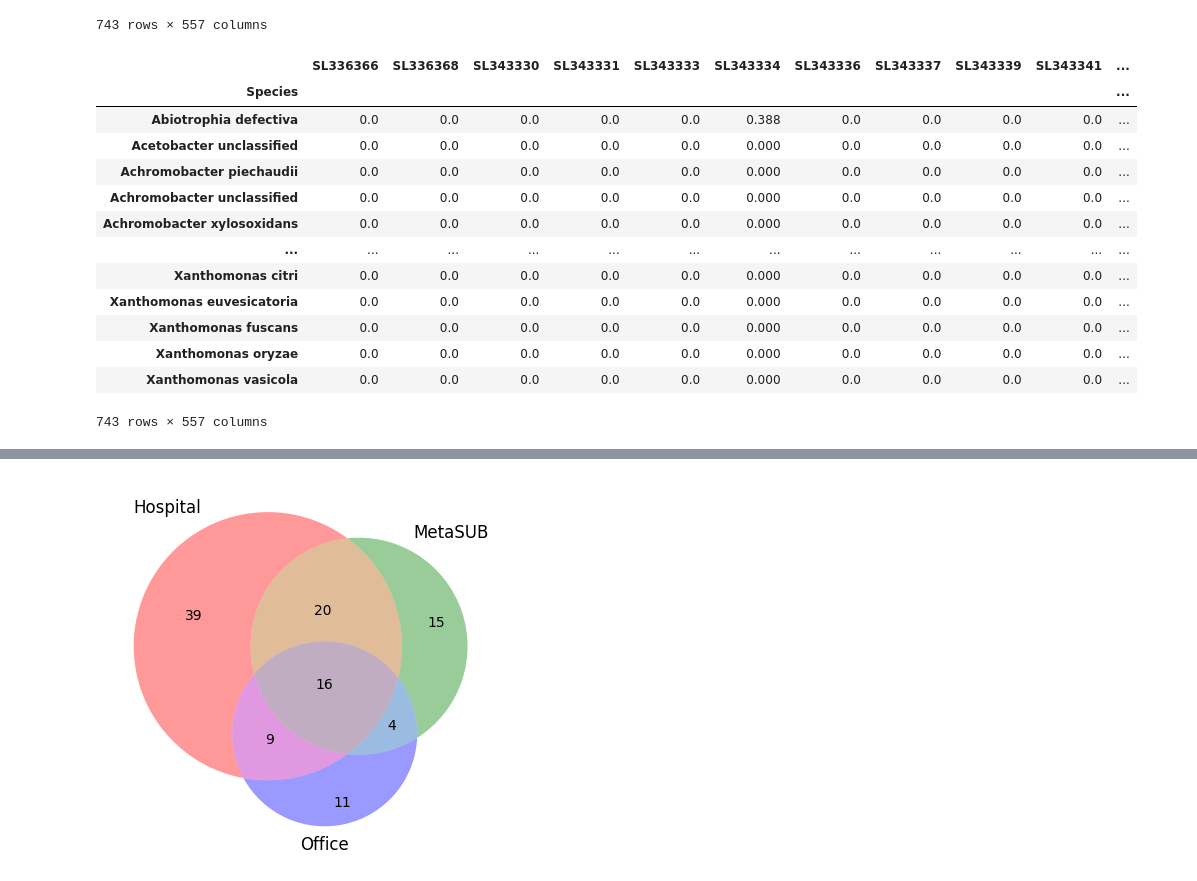
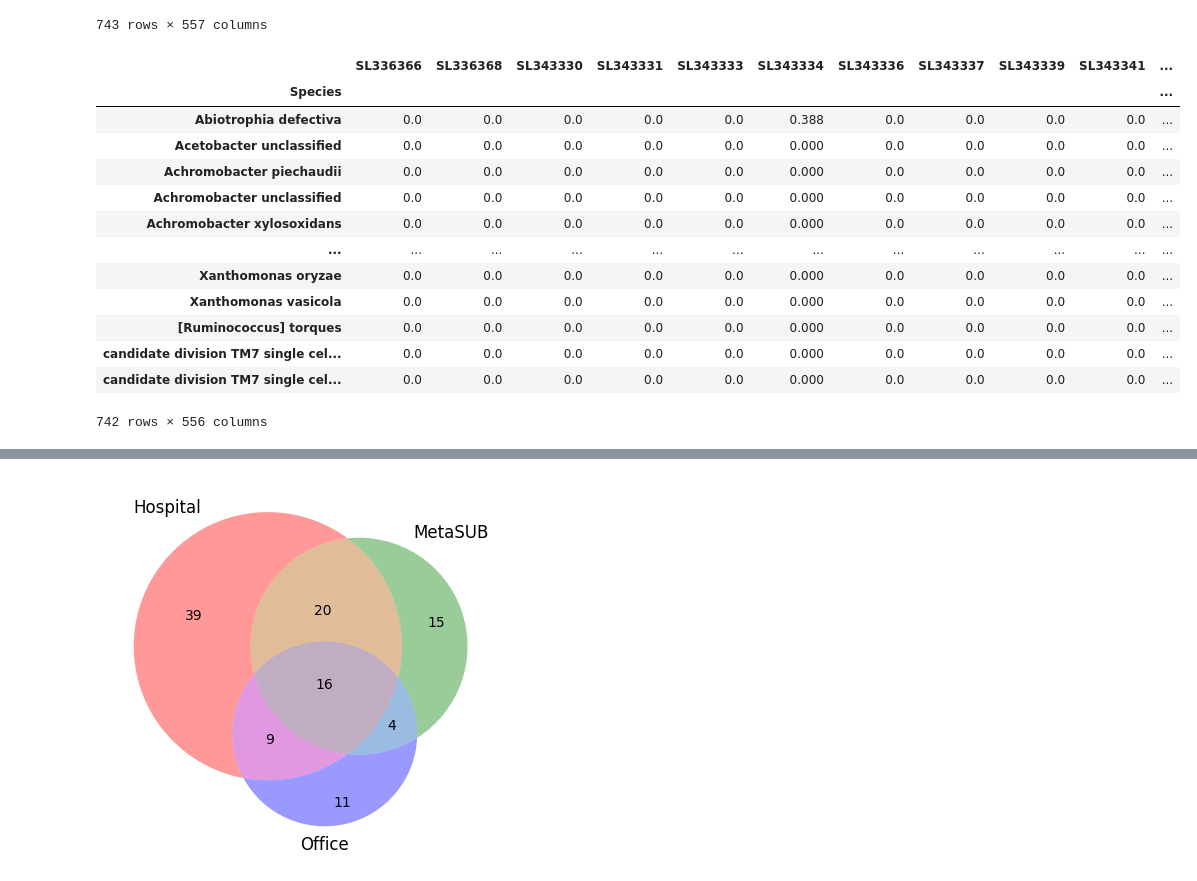
Before and after one commit to RamanLab/Hospital_Microbiome, a Jupyter notebook: Diversity.ipynb, the cells around one changed output, grey strips where cells are left out. Saved outputs shown, nothing was run; the diff lists cells and outputs as text; code cells hidden in the pictures.

```diff
--- a/Diversity.ipynb
+++ b/Diversity.ipynb
@@ -1,29 +1,31 @@
 # %%
-# Import required libraries
+# Import necessary libraries
 import matplotlib.pyplot as plt
-from matplotlib_venn import venn3
 import pandas as pd
+import requests
 import seaborn as sns
 import ssl
 from ete3 import NCBITaxa
+from io import StringIO
+from matplotlib_venn import venn3
 
 # Configure SSL settings
 ssl._create_default_https_context = ssl._create_unverified_context
 
 # Set the directory path
-directory_path = '/Users/apple/Desktop/Diversity/'
+input_path = '/Users/apple/Desktop/Diversity/Input_data/'
+output_path = '/Users/apple/Desktop/Diversity/Output_data/'
+figure_path = '/Users/apple/Desktop/Diversity/Figures/'
 # %%
-
-
 # Load data from CSV files
-microbes_data = pd.read_csv(directory_path + '1. Data_Chng2020.xlsx - Chng_2020.csv',
+microbes_data = pd.read_csv(input_path + '1. Data_Chng2020.xlsx - Chng_2020.csv',
                             index_col='Species')
 
-group_data = pd.read_csv(directory_path + '1. Data_Chng2020.xlsx - Chng_2020_groups.csv',
+group_data = pd.read_csv(input_path + '1. Data_Chng2020.xlsx - Chng_2020_groups.csv',
                          index_col='Species')
 
 # Load metadata from a CSV file
-metadata = pd.read_csv(directory_path + '1. Data_Chng2020.xlsx - Metadata.csv',
+metadata = pd.read_csv(input_path + '1. Data_Chng2020.xlsx - Metadata.csv',
                        index_col='Illumina Library ID')
 # %%
 # Display the head of metadata for initial exploration
@@ -140,29 +148,32 @@ bacteria_data
 743 rows × 557 columns
 # %%
 # Load updated names from a CSV file
-updated_names = pd.read_csv(directory_path + 'Taxonomic_raw_details - Updated_names.csv', sep=",")
+updated_names = pd.read_csv(input_path + 'Updated_names.csv', sep=",")
 
 # Convert DataFrame to dictionary
 updated_name_dict = updated_names.set_index('Previous name')['Updated name'].to_dict()
 
 # Replace the index names using the updated names dictionary
 bacteria_data.index = bacteria_data.index.to_series().replace(updated_name_dict)
+bacteria_data.drop(columns=["Major_group"], axis=1)
+bacteria_data = bacteria_data.groupby(bacteria_data.index).sum()
+
 bacteria_data
 # %% [output]
 |  | SL336366 | SL336368 | SL343330 | SL343331 | SL343333 | SL343334 | SL343336 | SL343337 | SL343339 | SL343341 | ... |
 | Species |  |  |  |  |  |  |  |  |  |  | ... |
 | Abiotrophia defectiva | 0.0 | 0.0 | 0.0 | 0.0 | 0.0 | 0.388 | 0.0 | 0.0 | 0.0 | 0.0 | ... |
 | Acetobacter unclassified | 0.0 | 0.0 | 0.0 | 0.0 | 0.0 | 0.000 | 0.0 | 0.0 | 0.0 | 0.0 | ... |
 | Achromobacter piechaudii | 0.0 | 0.0 | 0.0 | 0.0 | 0.0 | 0.000 | 0.0 | 0.0 | 0.0 | 0.0 | ... |
 | Achromobacter unclassified | 0.0 | 0.0 | 0.0 | 0.0 | 0.0 | 0.000 | 0.0 | 0.0 | 0.0 | 0.0 | ... |
 | Achromobacter xylosoxidans | 0.0 | 0.0 | 0.0 | 0.0 | 0.0 | 0.000 | 0.0 | 0.0 | 0.0 | 0.0 | ... |
 | ... | ... | ... | ... | ... | ... | ... | ... | ... | ... | ... | ... |
-| Xanthomonas citri | 0.0 | 0.0 | 0.0 | 0.0 | 0.0 | 0.000 | 0.0 | 0.0 | 0.0 | 0.0 | ... |
-| Xanthomonas euvesicatoria | 0.0 | 0.0 | 0.0 | 0.0 | 0.0 | 0.000 | 0.0 | 0.0 | 0.0 | 0.0 | ... |
-| Xanthomonas fuscans | 0.0 | 0.0 | 0.0 | 0.0 | 0.0 | 0.000 | 0.0 | 0.0 | 0.0 | 0.0 | ... |
 | Xanthomonas oryzae | 0.0 | 0.0 | 0.0 | 0.0 | 0.0 | 0.000 | 0.0 | 0.0 | 0.0 | 0.0 | ... |
 | Xanthomonas vasicola | 0.0 | 0.0 | 0.0 | 0.0 | 0.0 | 0.000 | 0.0 | 0.0 | 0.0 | 0.0 | ... |
+| [Ruminococcus] torques | 0.0 | 0.0 | 0.0 | 0.0 | 0.0 | 0.000 | 0.0 | 0.0 | 0.0 | 0.0 | ... |
+| candidate division TM7 single cel... | 0.0 | 0.0 | 0.0 | 0.0 | 0.0 | 0.000 | 0.0 | 0.0 | 0.0 | 0.0 | ... |
+| candidate division TM7 single cel... | 0.0 | 0.0 | 0.0 | 0.0 | 0.0 | 0.000 | 0.0 | 0.0 | 0.0 | 0.0 | ... |
-743 rows × 557 columns
+742 rows × 556 columns
 # %%
 # Function to get taxonomic information for a given bacteria name
 def get_taxonomic_info(bacteria_name):
```
Also changed, not shown: parts of 9 cells of this notebook.
